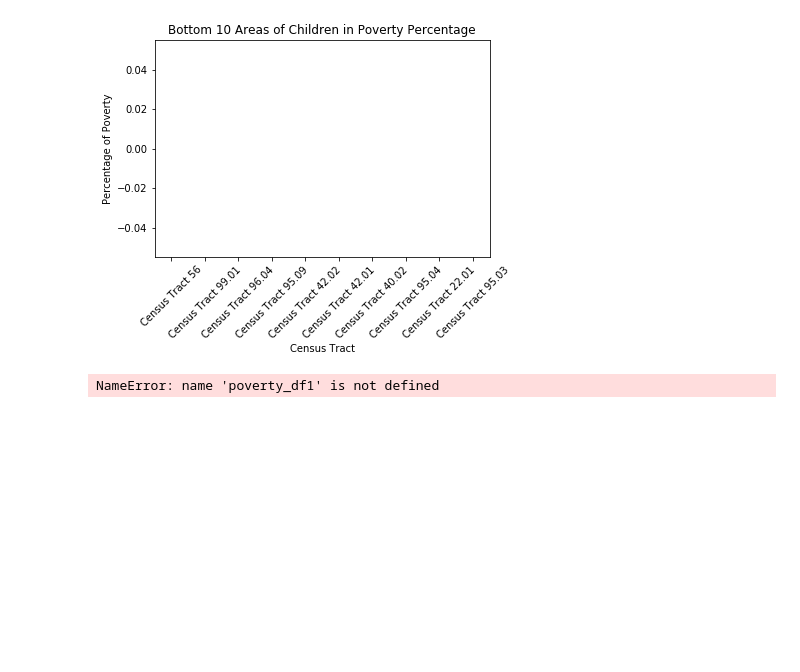
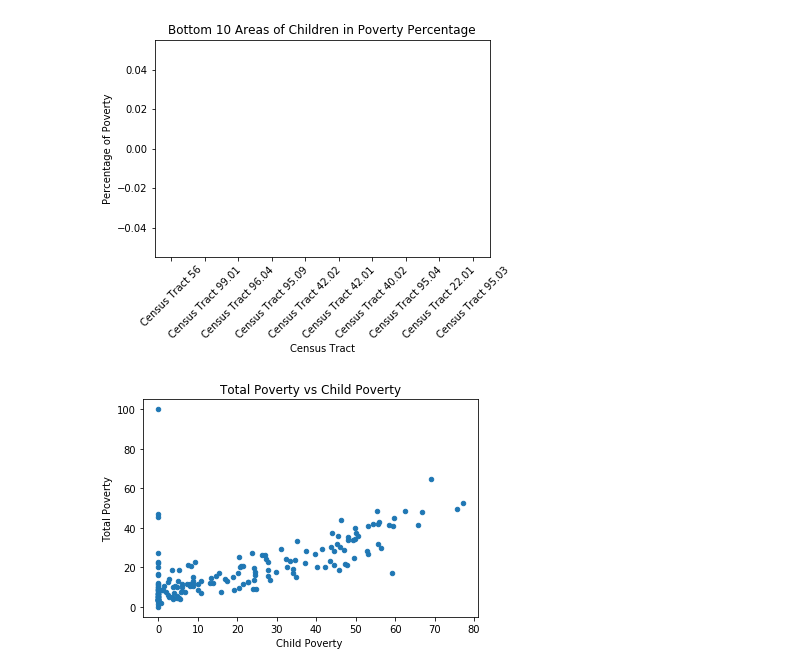
Before and after one commit to poojanagrecha/Crime-and-Poverty-WashingtonD.C, a Jupyter notebook: Poverty CSV Notebook/Poverty-Pooja.ipynb, the cells around one changed output. Saved outputs shown, nothing was run; the diff lists cells and outputs as text; code cells hidden in the pictures; blank space fills up the shorter version.

Commit message:
updated plots

```diff
--- a/Poverty CSV Notebook/Poverty-Pooja.ipynb
+++ b/Poverty CSV Notebook/Poverty-Pooja.ipynb
@@ -216,9 +216,12 @@ plt.show()
 # %% [output]
 [figure]
 # %%
+#Make a scatterplot of Total Poverty vs Child Poverty
 poverty_df1.plot.scatter(y = "Percentage of Poverty", x = "Percentage of Poverty in Children")
-plt.ylabel("Percentage of Poverty")
-plt.xlabel("Percentage of Poverty in Children")
+
+plt.ylabel("Total Poverty")
+plt.xlabel("Child Poverty ")
+plt.title("Total Poverty vs Child Poverty")
 plt.show()
 # %% [output]
-NameError: name 'poverty_df1' is not defined
+[figure, added]
```
Also changed, not shown: parts of 4 cells of this notebook, 1 other file.
